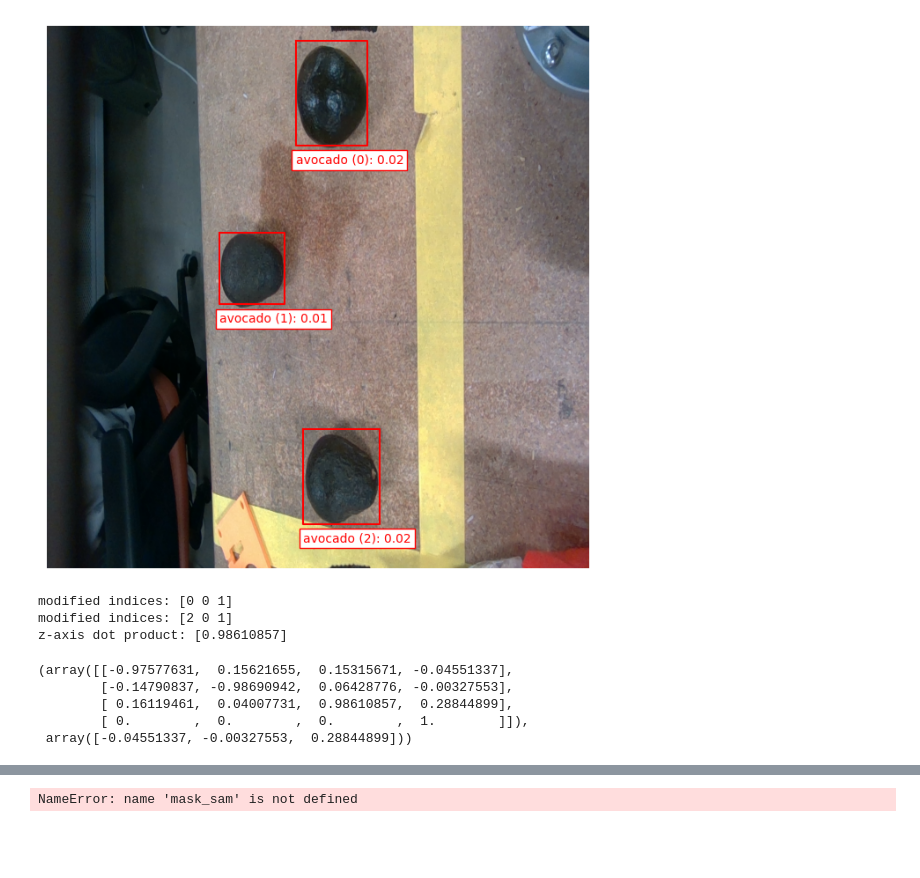
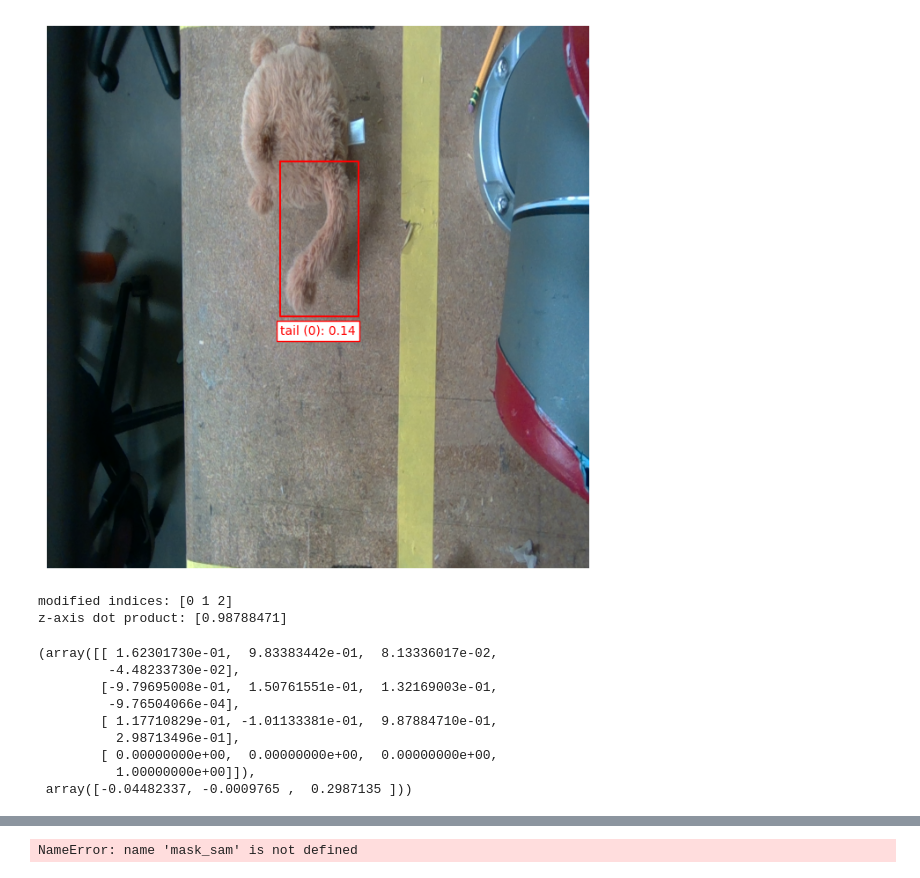
Before and after one commit to correlllab/MAGPIE, a Jupyter notebook: open_grasp.ipynb, the cells around one changed output, grey strips where cells are left out. Saved outputs shown, nothing was run; the diff lists cells and outputs as text; code cells hidden in the pictures; blank space fills up the shorter version.

```diff
--- a/open_grasp.ipynb
+++ b/open_grasp.ipynb
@@ -26,23 +21,23 @@ mask_sam = MaskSAM(ckpt)
 # %%
 p, rgbd_image = rsc.getPCD()
 image = np.array(rgbd_image.color)
 queries = ["a photo of an apple", "a photo of a lemon", "a photo of a lime", "a photo of a pear", "a photo of a onion"]
 queries = ["a photo of an blue cylindrical container", "a photo of a small red cubic block", "a photo of a screwdriver handle" ]
 queries = ["a photo of a black student ID card", "a photo of a small orange fruit", "a photo of a small plastic bag"]
 queries = ["a photo of an avocado", "a photo of a small orange fruit", "a photo of a small plastic bag", "a photo of a paper airplane"]
 queries = ["a photo of a water bottle with a red top"]
-queries = ["a photo of an avocado"]
+queries = ["a photo of a tail"]
 # queries = ["a photo of a tail"]
 # queries = ["a photo of a black handle of a pair of scissors"]
 abbrevq = ["apple", "lemon", "lime", "pear", "onion"]
 abbrevq = ["blue", "block", "handle"]
 abbrevq = ["card", "orange", "bag"]
 abbrevq = ["avocado", "orange", "bag", "paper airplane"]
-abbrevq = ["avocado"]
-label_vit.set_threshold(0.01)
+abbrevq = ["tail"]
+label_vit.set_threshold(0.105)
 bboxes, uboxes = label_vit.label(image, queries, abbrevq, plot=True)
 # %% [output]
-[figure, old version]
+[figure, new version]
 # %%
 index = 0
 # this does the [x, y, z] --> [y, -x, z] grasp pose switch, and the -y inversio on the y-axis orientation
@@ -57,17 +52,20 @@ rgbd_image, cpcd, tmat = pcd.get_segment(label_vit.boxes,
                                          method="iterative",
                                         #  display=True,
                                          display=False,
-                                         viz_scale=5000)
+                                         viz_scale=1000)
 tmat, tmat[:3, 3]
 # %% [output]
-modified indices: [0 0 1]
-modified indices: [2 0 1]
-z-axis dot product: [0.98610857]
+modified indices: [0 1 2]
+z-axis dot product: [0.98788471]
-(array([[-0.97577631,  0.15621655,  0.15315671, -0.04551337],
-        [-0.14790837, -0.98690942,  0.06428776, -0.00327553],
-        [ 0.16119461,  0.04007731,  0.98610857,  0.28844899],
-        [ 0.        ,  0.        ,  0.        ,  1.        ]]),
- array([-0.04551337, -0.00327553,  0.28844899]))
+(array([[ 1.62301730e-01,  9.83383442e-01,  8.13336017e-02,
+         -4.48233730e-02],
+        [-9.79695008e-01,  1.50761551e-01,  1.32169003e-01,
+         -9.76504066e-04],
+        [ 1.17710829e-01, -1.01133381e-01,  9.87884710e-01,
+          2.98713496e-01],
+        [ 0.00000000e+00,  0.00000000e+00,  0.00000000e+00,
+          1.00000000e+00]]),
+ array([-0.04482337, -0.0009765 ,  0.2987135 ]))
 # %%
 tmat
 # %% [output]
```
Also changed, not shown: parts of 3 cells of this notebook, 2 other files.
